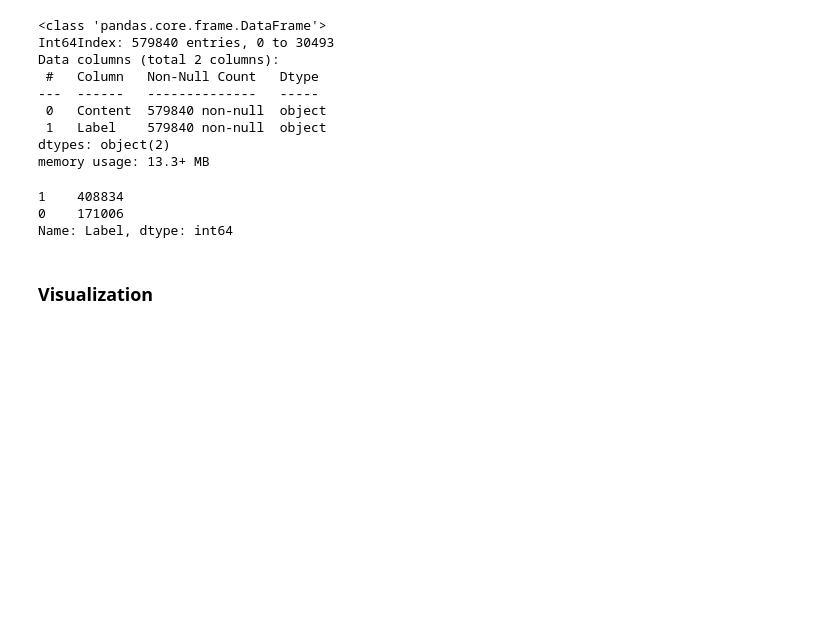
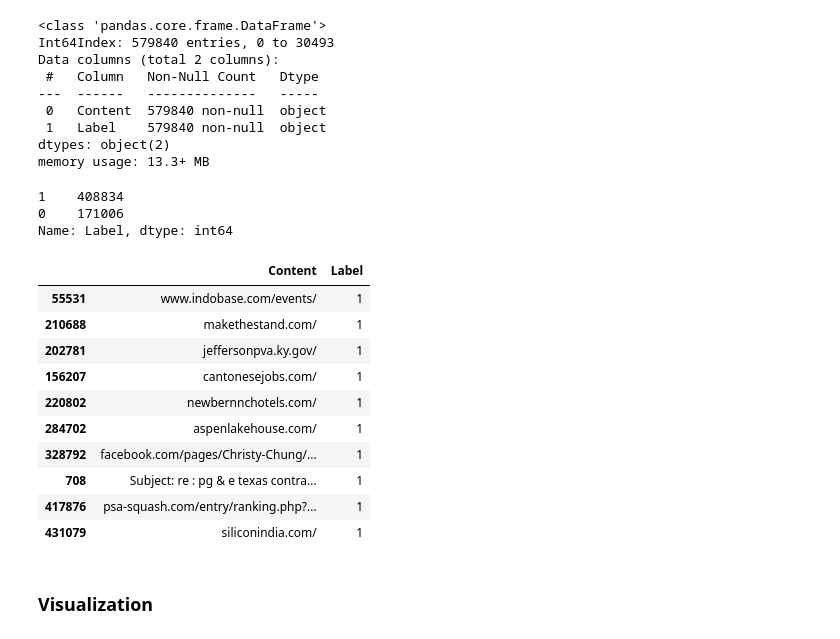
Before and after one commit to giacomovitangeli/phishing-detection, a Jupyter notebook: phishing_detection.ipynb, the cells around one changed output. Cells and saved outputs as stored; diff of their text form; code cells hidden in the pictures; blank space fills up the shorter version.

```diff
--- a/phishing_detection.ipynb
+++ b/phishing_detection.ipynb
@@ -135,6 +140,20 @@ fig.show()
 1    408834
 0    171006
 Name: Label, dtype: int64
+# %%
+df.sample(10)
+# %% [output]
+|  | Content | Label |
+| 55531 | www.indobase.com/events/ | 1 |
+| 210688 | makethestand.com/ | 1 |
+| 202781 | jeffersonpva.ky.gov/ | 1 |
+| 156207 | cantonesejobs.com/ | 1 |
+| 220802 | newbernnchotels.com/ | 1 |
+| 284702 | aspenlakehouse.com/ | 1 |
+| 328792 | facebook.com/pages/Christy-Chung/... | 1 |
+| 708 | Subject: re : pg & e texas contra... | 1 |
+| 417876 | psa-squash.com/entry/ranking.php?... | 1 |
+| 431079 | siliconindia.com/ | 1 |
 # %% [markdown]
 ### Visualization
 # %%
```
Also changed, not shown: parts of 6 cells of this notebook, 14 other files.
